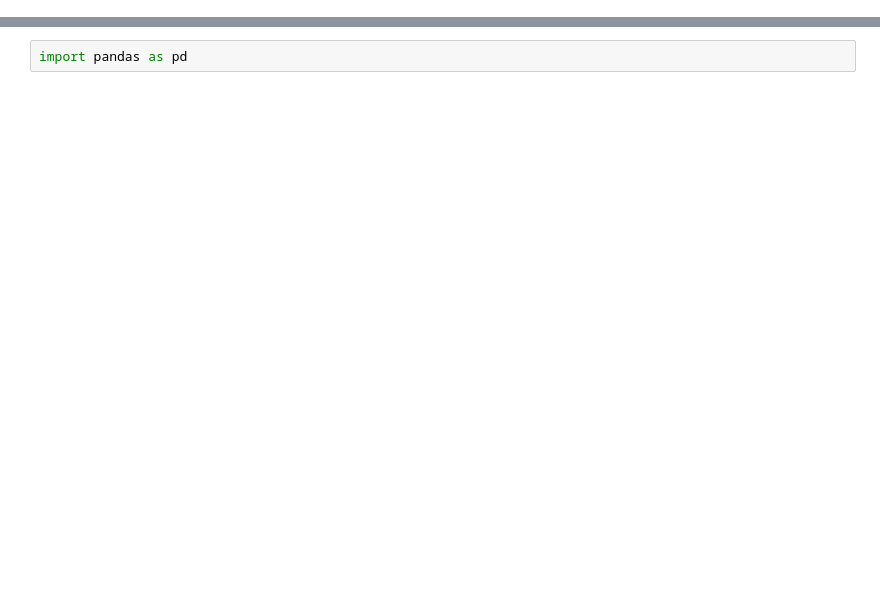
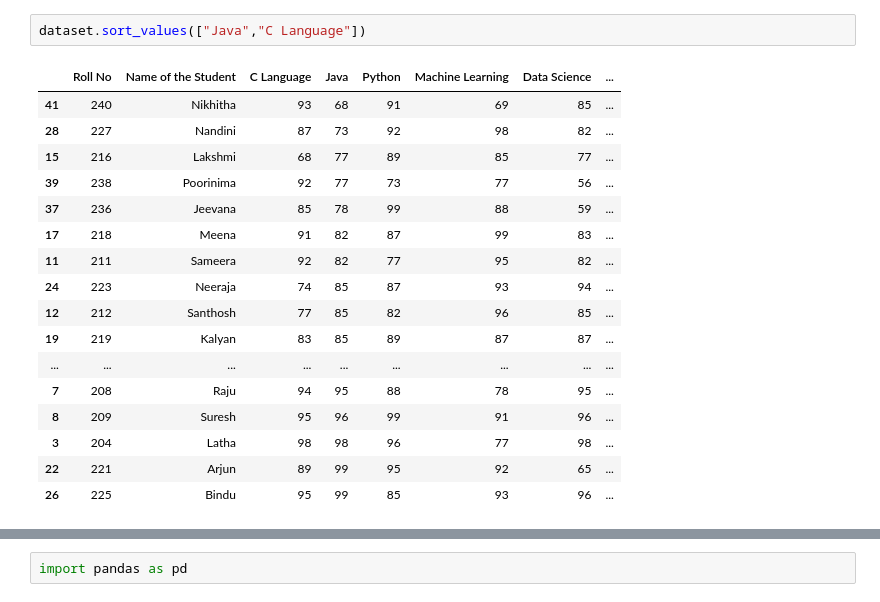
Before and after one commit to tharun7569/FML, a Jupyter notebook: pandas.ipynb, the cells around one changed output, grey strips where cells are left out. Drawn from its saved outputs; the diff is of its cells as text; blank space fills up the shorter version.

```diff
--- a/pandas.ipynb
+++ b/pandas.ipynb
@@ -131,0 +638,20 @@ This is a very well-known and often-used standard
+# %%
+dataset.sort_values(["Java","C Language"])
+# %% [output]
+|  | Roll No | Name of the Student | C Language | Java | Python | Machine Learning | Data Science | ... |
+| 41 | 240 | Nikhitha | 93 | 68 | 91 | 69 | 85 | ... |
+| 28 | 227 | Nandini | 87 | 73 | 92 | 98 | 82 | ... |
+| 15 | 216 | Lakshmi | 68 | 77 | 89 | 85 | 77 | ... |
+| 39 | 238 | Poorinima | 92 | 77 | 73 | 77 | 56 | ... |
+| 37 | 236 | Jeevana | 85 | 78 | 99 | 88 | 59 | ... |
+| 17 | 218 | Meena | 91 | 82 | 87 | 99 | 83 | ... |
+| 11 | 211 | Sameera | 92 | 82 | 77 | 95 | 82 | ... |
+| 24 | 223 | Neeraja | 74 | 85 | 87 | 93 | 94 | ... |
+| 12 | 212 | Santhosh | 77 | 85 | 82 | 96 | 85 | ... |
+| 19 | 219 | Kalyan | 83 | 85 | 89 | 87 | 87 | ... |
+| ... | ... | ... | ... | ... | ... | ... | ... | ... |
+| 7 | 208 | Raju | 94 | 95 | 88 | 78 | 95 | ... |
+| 8 | 209 | Suresh | 95 | 96 | 99 | 91 | 96 | ... |
+| 3 | 204 | Latha | 98 | 98 | 96 | 77 | 98 | ... |
+| 22 | 221 | Arjun | 89 | 99 | 95 | 92 | 65 | ... |
+| 26 | 225 | Bindu | 95 | 99 | 85 | 93 | 96 | ... |
```
Also changed, not shown: parts of 147 cells of this notebook.
